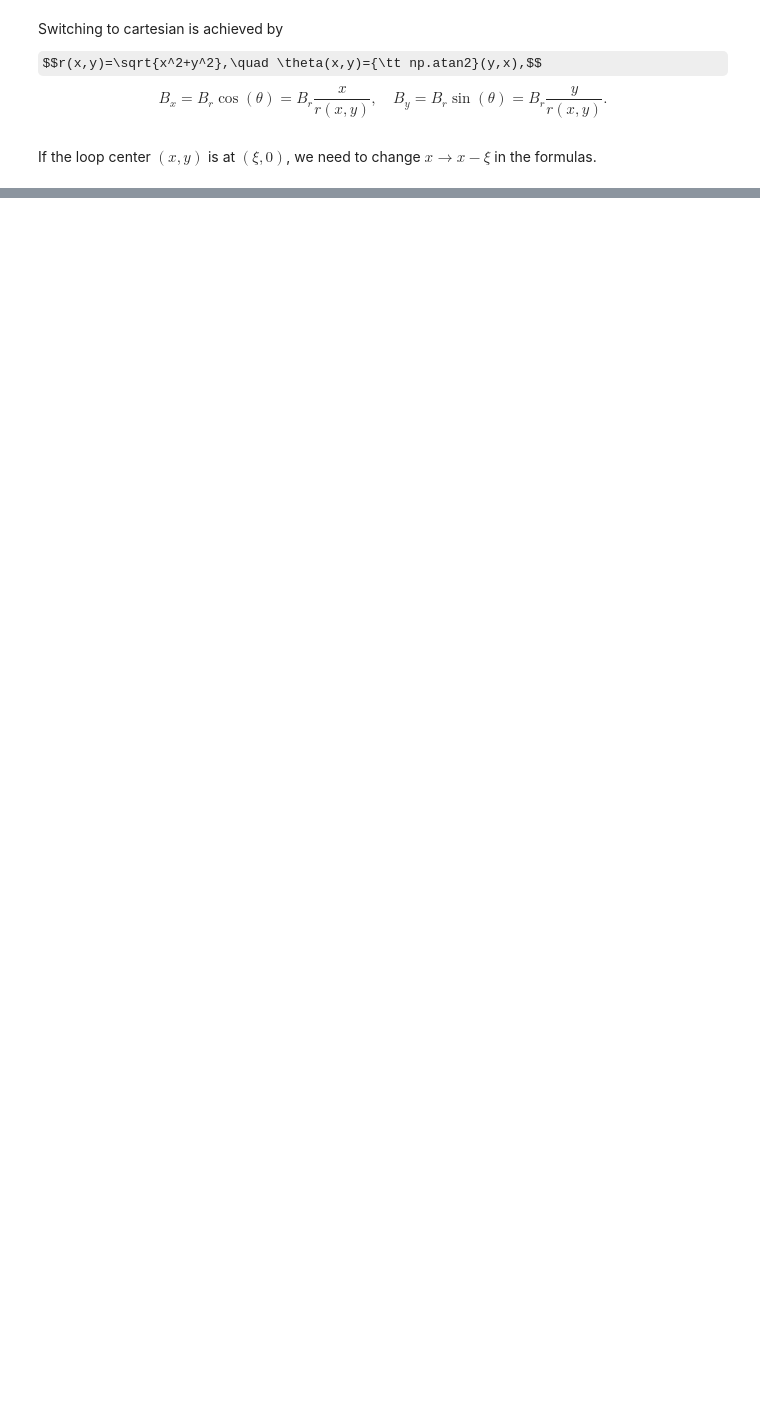
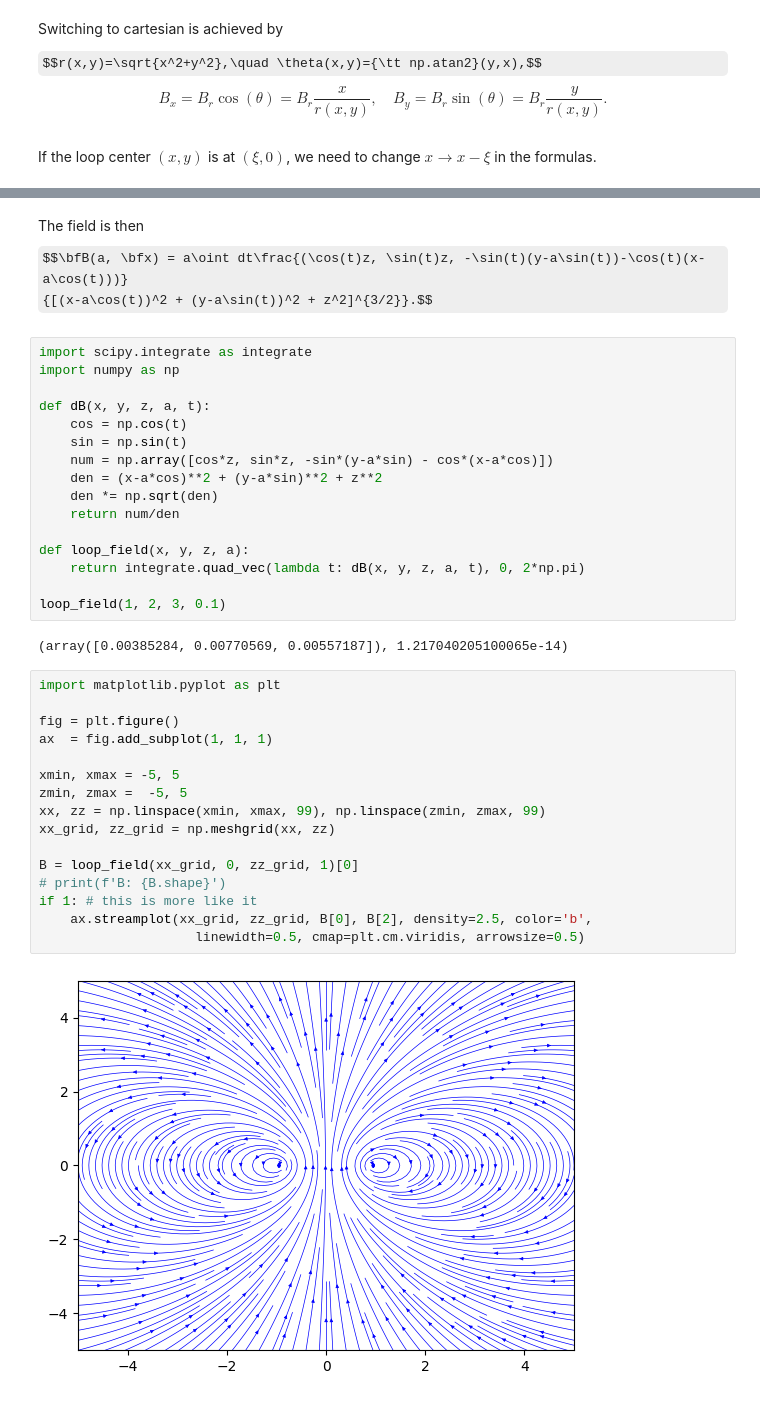
Before and after one commit to michael-isichenko/misc, a Jupyter notebook: loops.ipynb, the cells around one changed output, grey strips where cells are left out. Drawn from its saved outputs; the diff is of its cells as text; some formulas as TeX source; blank space fills up the shorter version.

```diff
--- a/loops.ipynb
+++ b/loops.ipynb
@@ -83,0 +102,40 @@ plt.show()
+# %% [markdown]
+The field is then
+$$\bfB(a, \bfx) = a\oint dt\frac{(\cos(t)z, \sin(t)z, -\sin(t)(y-a\sin(t))-\cos(t)(x-a\cos(t)))}
+{[(x-a\cos(t))^2 + (y-a\sin(t))^2 + z^2]^{3/2}}.$$
+# %%
+import scipy.integrate as integrate
+import numpy as np
+
+def dB(x, y, z, a, t):
+    cos = np.cos(t)
+    sin = np.sin(t)
+    num = np.array([cos*z, sin*z, -sin*(y-a*sin) - cos*(x-a*cos)])
+    den = (x-a*cos)**2 + (y-a*sin)**2 + z**2
+    den *= np.sqrt(den)
+    return num/den
+
+def loop_field(x, y, z, a):
+    return integrate.quad_vec(lambda t: dB(x, y, z, a, t), 0, 2*np.pi)
+
+loop_field(1, 2, 3, 0.1)
+# %% [output]
+(array([0.00385284, 0.00770569, 0.00557187]), 1.217040205100065e-14)
+# %%
+import matplotlib.pyplot as plt
+
+fig = plt.figure()
+ax  = fig.add_subplot(1, 1, 1)
+
+xmin, xmax = -5, 5
+zmin, zmax =  -5, 5
+xx, zz = np.linspace(xmin, xmax, 99), np.linspace(zmin, zmax, 99)
+xx_grid, zz_grid = np.meshgrid(xx, zz)
+
+B = loop_field(xx_grid, 0, zz_grid, 1)[0]
+# print(f'B: {B.shape}')
+if 1: # this is more like it
+    ax.streamplot(xx_grid, zz_grid, B[0], B[2], density=2.5, color='b',
+                    linewidth=0.5, cmap=plt.cm.viridis, arrowsize=0.5)
+# %% [output]
+[figure, added]
```
Also changed, not shown: parts of 6 cells of this notebook, 4 other files.
